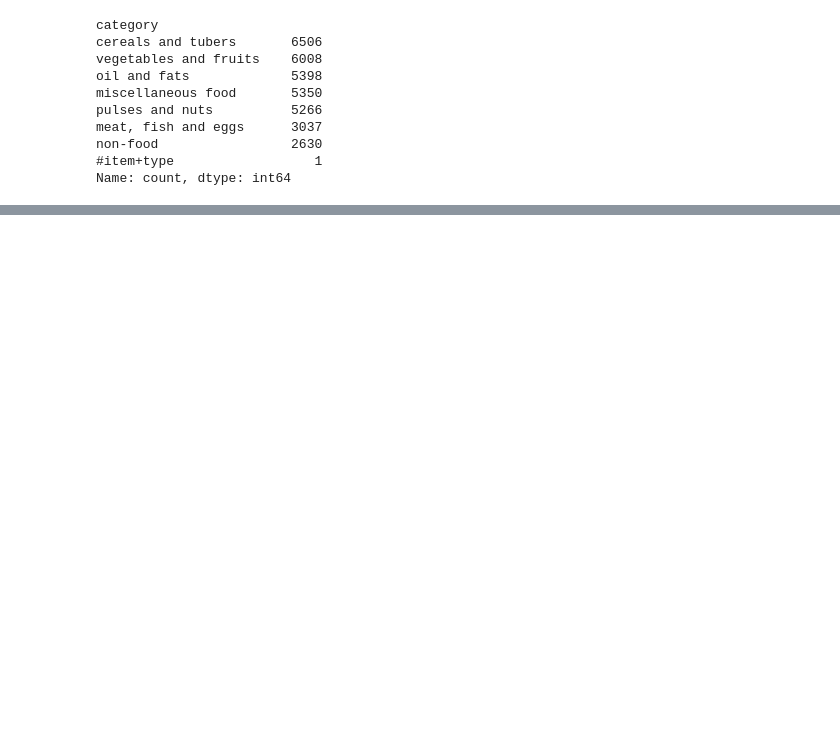
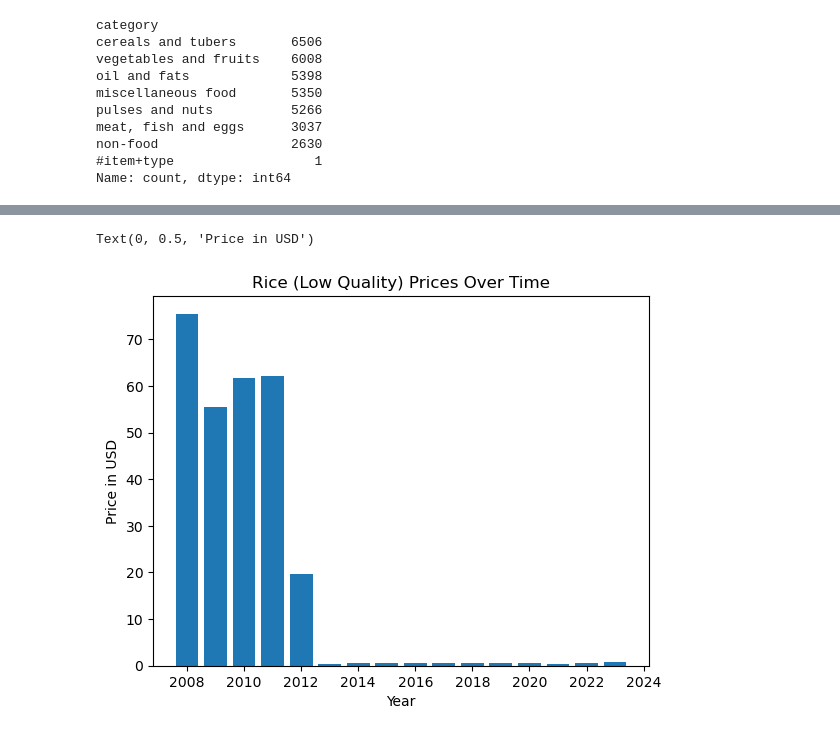
Before and after one commit to cat-mang/Myanmar_Food, a Jupyter notebook: notebooks/eda.ipynb, the cells around one changed output, grey strips where cells are left out. Drawn from its saved outputs; the diff is of its cells as text; code cells hidden in the pictures; blank space fills up the shorter version.

Commit message:
TUE Morning Data Cleaning

```diff
--- a/notebooks/eda.ipynb
+++ b/notebooks/eda.ipynb
@@ -101,0 +149,4 @@ Name: count, dtype: int64
+# %%
+#Clean Date - Convert the price columns to float
+food_df['price'] = food_df['price'].astype(float).round(2)
+food_df['usdprice'] = food_df['usdprice'].astype(float).round(2)
@@ -101,0 +176,4 @@ Name: count, dtype: int64
+# %%
+#Extract year and month
+food_df['year'] = food_df['date'].dt.year
+food_df['month'] = food_df['date'].dt.month
@@ -101,0 +246,4 @@ Name: count, dtype: int64
+# %%
+#Boolean Masks for Commodities (Onions)
+riceLQ_only = food_df['commodity'] == 'Rice (low quality)'
+myanmar_riceLQ_df = food_df[riceLQ_only]
@@ -101,0 +272,3 @@ Name: count, dtype: int64
+# %%
+rice_by_year = myanmar_riceLQ_df.groupby('year').mean('usdprice')
+rice_by_year.tail()
@@ -101,0 +295,10 @@ Name: count, dtype: int64
+# %%
+fig, ax = plt.subplots()
+
+ax.bar(rice_by_year.index, rice_by_year['usdprice'])
+ax.set_title("Rice (Low Quality) Prices Over Time")
+ax.set_xlabel("Year")
+ax.set_ylabel("Price in USD")
+# %% [output]
+Text(0, 0.5, 'Price in USD')
+[figure, added]
```
Also changed, not shown: parts of 22 cells of this notebook, 1 other file.
